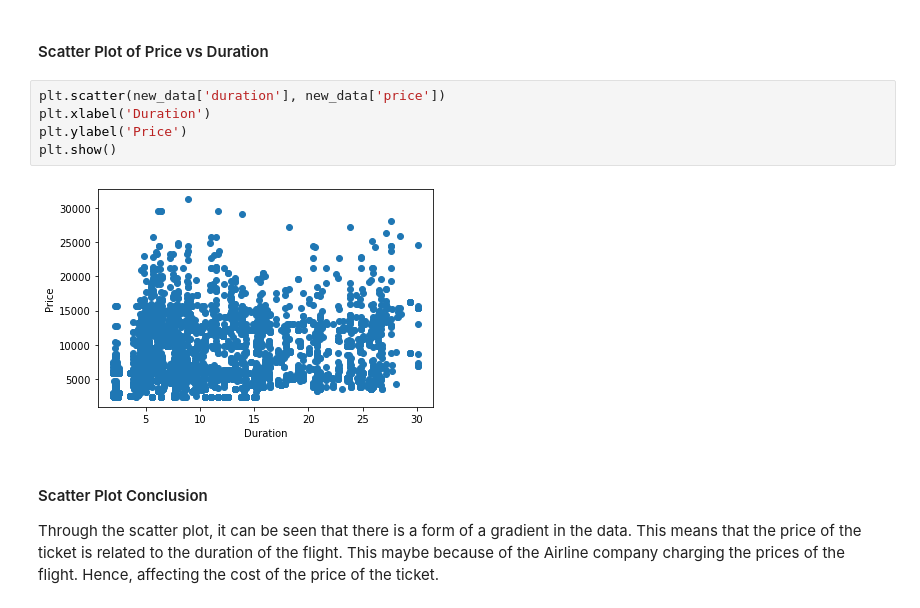
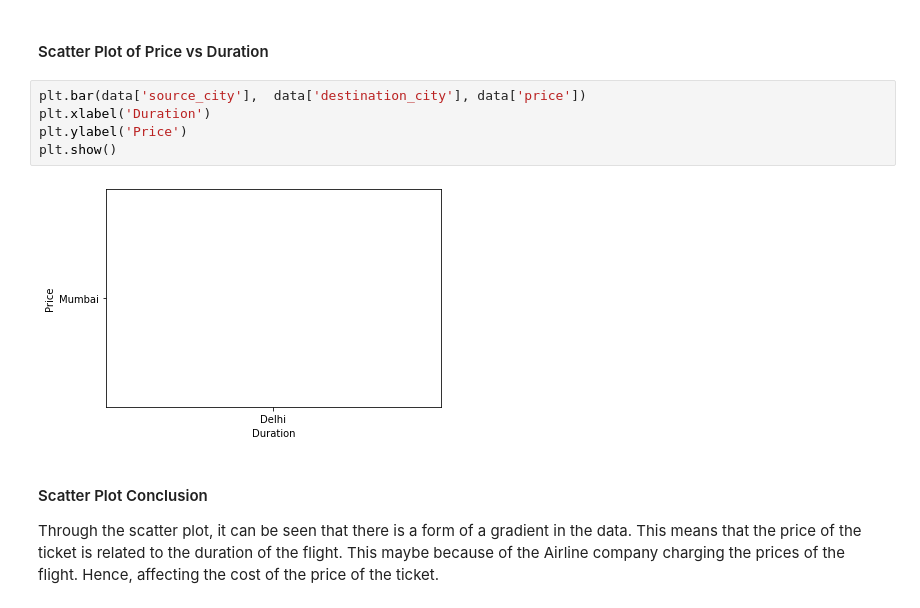
Before and after one commit to JIAWEI68/sch-work-jupiter, a Jupyter notebook: Project/Assignment.ipynb, the cells around one changed output. Drawn from its saved outputs; the diff is of its cells as text.

```diff
--- a/Project/Assignment.ipynb
+++ b/Project/Assignment.ipynb
@@ -143,12 +153,12 @@ Looking at the scatter plot, it is clear that the price of the flight ticket is
 # %% [markdown]
 #### Scatter Plot of Price vs Duration
 # %%
-plt.scatter(new_data['duration'], new_data['price'])
+plt.bar(data['source_city'],  data['destination_city'], data['price'])
 plt.xlabel('Duration')
 plt.ylabel('Price')
 plt.show()
 # %% [output]
-[figure, old version]
+[figure, new version]
 # %% [markdown]
 #### Scatter Plot Conclusion
 Through the scatter plot, it can be seen that there is a form of a gradient in the data. This means that the price of the ticket is related to the duration of the flight. This maybe because of the Airline company charging the prices of the flight. Hence, affecting the cost of the price of the ticket.
```
Also changed, not shown: parts of 29 cells of this notebook, 1 other file.
